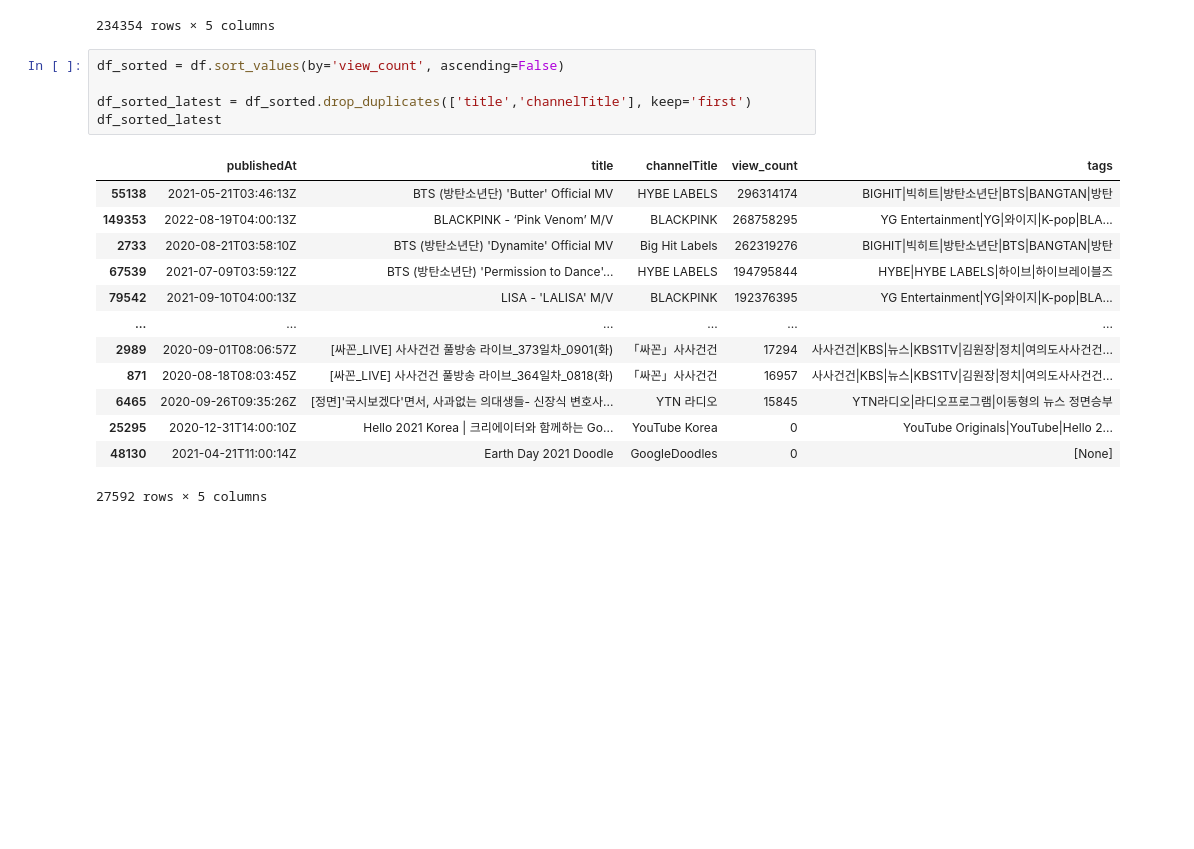
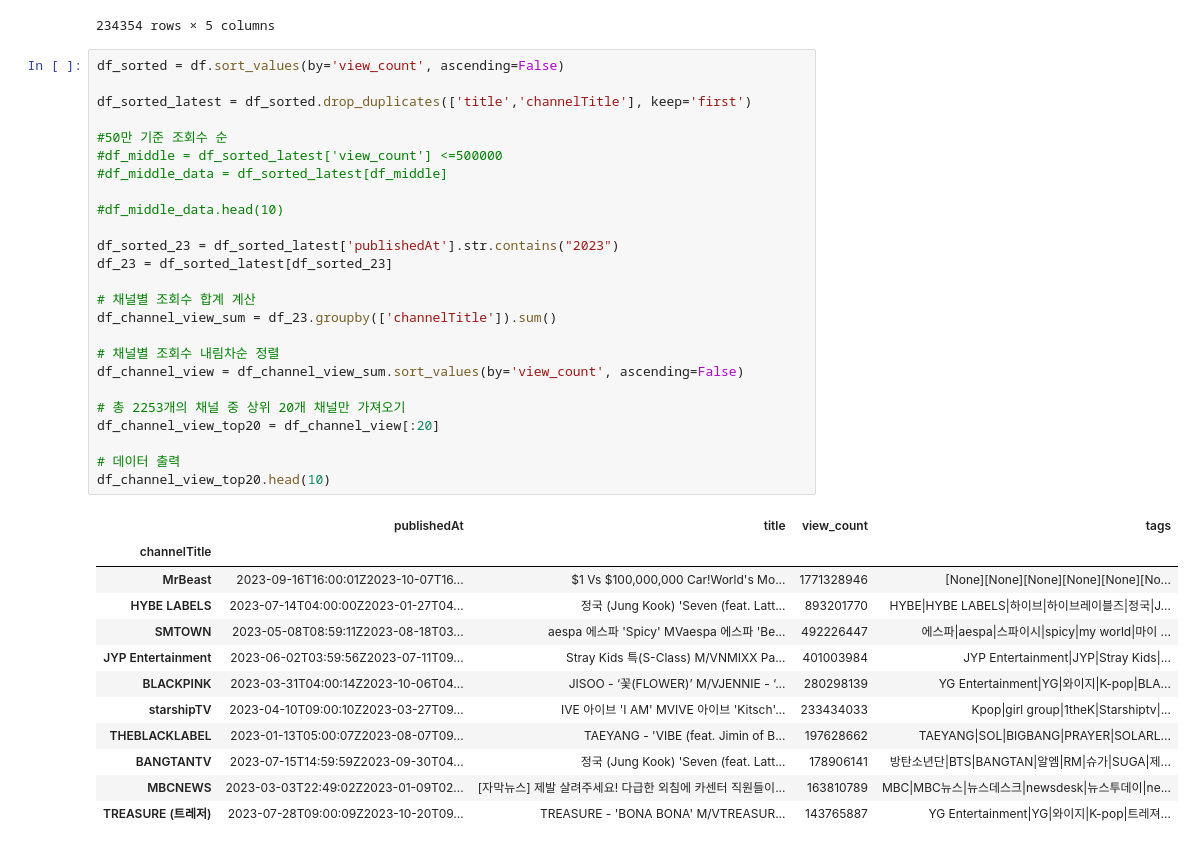
Before and after one commit to dlrkd/youtubeData, a Jupyter notebook: youtubeBigdata.ipynb, the cells around one changed output. Saved outputs shown, nothing was run; the diff lists cells and outputs as text; blank space fills up the shorter version.

```diff
--- a/youtubeBigdata.ipynb
+++ b/youtubeBigdata.ipynb
@@ -48,19 +48,38 @@ df
 # %%
 df_sorted = df.sort_values(by='view_count', ascending=False)
 
 df_sorted_latest = df_sorted.drop_duplicates(['title','channelTitle'], keep='first')
-df_sorted_latest
+
+#50만 기준 조회수 순
+#df_middle = df_sorted_latest['view_count'] <=500000
+#df_middle_data = df_sorted_latest[df_middle]
+
+#df_middle_data.head(10)
+
+df_sorted_23 = df_sorted_latest['publishedAt'].str.contains("2023")
+df_23 = df_sorted_latest[df_sorted_23]
+
+# 채널별 조회수 합계 계산
+df_channel_view_sum = df_23.groupby(['channelTitle']).sum()
+
+# 채널별 조회수 내림차순 정렬
+df_channel_view = df_channel_view_sum.sort_values(by='view_count', ascending=False)
+
+# 총 2253개의 채널 중 상위 20개 채널만 가져오기
+df_channel_view_top20 = df_channel_view[:20]
+
+# 데이터 출력
+df_channel_view_top20.head(10)
 # %% [output]
-|  | publishedAt | title | channelTitle | view_count | tags |
-| 55138 | 2021-05-21T03:46:13Z | BTS (방탄소년단) 'Butter' Official MV | HYBE LABELS | 296314174 | BIGHIT|빅히트|방탄소년단|BTS|BANGTAN|방탄 |
-| 149353 | 2022-08-19T04:00:13Z | BLACKPINK - ‘Pink Venom’ M/V | BLACKPINK | 268758295 | YG Entertainment|YG|와이지|K-pop|BLA... |
-| 2733 | 2020-08-21T03:58:10Z | BTS (방탄소년단) 'Dynamite' Official MV | Big Hit Labels | 262319276 | BIGHIT|빅히트|방탄소년단|BTS|BANGTAN|방탄 |
-| 67539 | 2021-07-09T03:59:12Z | BTS (방탄소년단) 'Permission to Dance'... | HYBE LABELS | 194795844 | HYBE|HYBE LABELS|하이브|하이브레이블즈 |
-| 79542 | 2021-09-10T04:00:13Z | LISA - 'LALISA' M/V | BLACKPINK | 192376395 | YG Entertainment|YG|와이지|K-pop|BLA... |
-| ... | ... | ... | ... | ... | ... |
-| 2989 | 2020-09-01T08:06:57Z | [싸꼰_LIVE] 사사건건 풀방송 라이브_373일차_0901(화) | 「싸꼰」사사건건 | 17294 | 사사건건|KBS|뉴스|KBS1TV|김원장|정치|여의도사사건건... |
-| 871 | 2020-08-18T08:03:45Z | [싸꼰_LIVE] 사사건건 풀방송 라이브_364일차_0818(화) | 「싸꼰」사사건건 | 16957 | 사사건건|KBS|뉴스|KBS1TV|김원장|정치|여의도사사건건... |
-| 6465 | 2020-09-26T09:35:26Z | [정면]'국시보겠다'면서, 사과없는 의대생들- 신장식 변호사... | YTN 라디오 | 15845 | YTN라디오|라디오프로그램|이동형의 뉴스 정면승부 |
-| 25295 | 2020-12-31T14:00:10Z | Hello 2021 Korea | 크리에이터와 함께하는 Go... | YouTube Korea | 0 | YouTube Originals|YouTube|Hello 2... |
-| 48130 | 2021-04-21T11:00:14Z | Earth Day 2021 Doodle | GoogleDoodles | 0 | [None] |
+|  | publishedAt | title | view_count | tags |
+| channelTitle |  |  |  |  |
+| MrBeast | 2023-09-16T16:00:01Z2023-10-07T16... | $1 Vs $100,000,000 Car!World's Mo... | 1771328946 | [None][None][None][None][None][No... |
+| HYBE LABELS | 2023-07-14T04:00:00Z2023-01-27T04... | 정국 (Jung Kook) 'Seven (feat. Latt... | 893201770 | HYBE|HYBE LABELS|하이브|하이브레이블즈|정국|J... |
+| SMTOWN | 2023-05-08T08:59:11Z2023-08-18T03... | aespa 에스파 'Spicy' MVaespa 에스파 'Be... | 492226447 | 에스파|aespa|스파이시|spicy|my world|마이 ... |
+| JYP Entertainment | 2023-06-02T03:59:56Z2023-07-11T09... | Stray Kids 특(S-Class) M/VNMIXX Pa... | 401003984 | JYP Entertainment|JYP|Stray Kids|... |
+| BLACKPINK | 2023-03-31T04:00:14Z2023-10-06T04... | JISOO - ‘꽃(FLOWER)’ M/VJENNIE - ‘... | 280298139 | YG Entertainment|YG|와이지|K-pop|BLA... |
+| starshipTV | 2023-04-10T09:00:10Z2023-03-27T09... | IVE 아이브 'I AM' MVIVE 아이브 'Kitsch'... | 233434033 | Kpop|girl group|1theK|Starshiptv|... |
+| THEBLACKLABEL | 2023-01-13T05:00:07Z2023-08-07T09... | TAEYANG - 'VIBE (feat. Jimin of B... | 197628662 | TAEYANG|SOL|BIGBANG|PRAYER|SOLARL... |
+| BANGTANTV | 2023-07-15T14:59:59Z2023-09-30T04... | 정국 (Jung Kook) 'Seven (feat. Latt... | 178906141 | 방탄소년단|BTS|BANGTAN|알엠|RM|슈가|SUGA|제... |
+| MBCNEWS | 2023-03-03T22:49:02Z2023-01-09T02... | [자막뉴스] 제발 살려주세요! 다급한 외침에 카센터 직원들이... | 163810789 | MBC|MBC뉴스|뉴스데스크|newsdesk|뉴스투데이|ne... |
+| TREASURE (트레저) | 2023-07-28T09:00:09Z2023-10-20T09... | TREASURE - 'BONA BONA' M/VTREASUR... | 143765887 | YG Entertainment|YG|와이지|K-pop|트레져... |
-27592 rows × 5 columns
```
Also changed, not shown: parts of 2 cells of this notebook.
